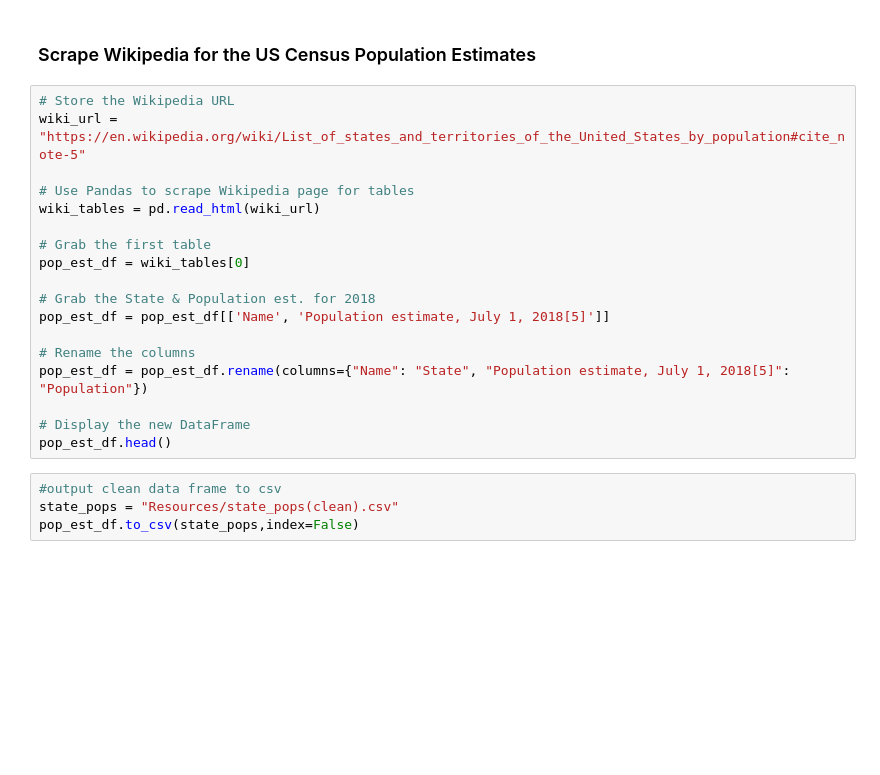
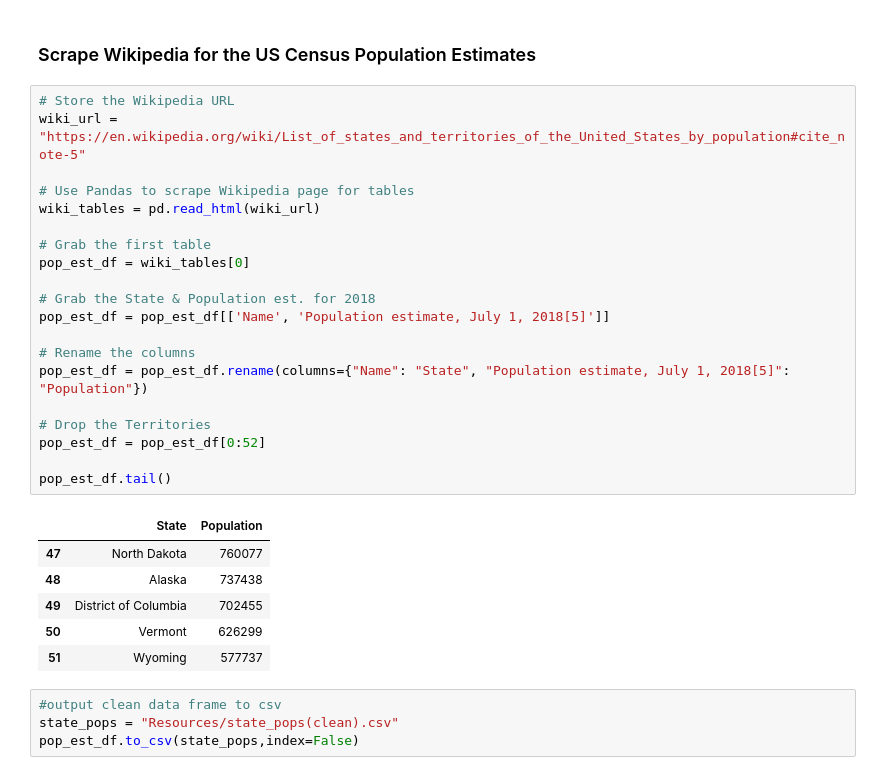
Before and after one commit to nadireag/ETL-Project, a Jupyter notebook: EnergyETL.ipynb, the cells around one changed output. Saved outputs shown, nothing was run; the diff lists cells and outputs as text; blank space fills up the shorter version.

```diff
--- a/EnergyETL.ipynb
+++ b/EnergyETL.ipynb
@@ -69,21 +110,30 @@ energy_df.to_csv(potential_energy,index=False)
 # %%
 # Store the Wikipedia URL
 wiki_url = "https://en.wikipedia.org/wiki/List_of_states_and_territories_of_the_United_States_by_population#cite_note-5"
 
 # Use Pandas to scrape Wikipedia page for tables
 wiki_tables = pd.read_html(wiki_url)
 
 # Grab the first table
 pop_est_df = wiki_tables[0]
 
 # Grab the State & Population est. for 2018
 pop_est_df = pop_est_df[['Name', 'Population estimate, July 1, 2018[5]']]
 
 # Rename the columns
 pop_est_df = pop_est_df.rename(columns={"Name": "State", "Population estimate, July 1, 2018[5]": "Population"})
 
-# Display the new DataFrame
-pop_est_df.head()
+# Drop the Territories
+pop_est_df = pop_est_df[0:52]
+
+pop_est_df.tail()
+# %% [output]
+|  | State | Population |
+| 47 | North Dakota | 760077 |
+| 48 | Alaska | 737438 |
+| 49 | District of Columbia | 702455 |
+| 50 | Vermont | 626299 |
+| 51 | Wyoming | 577737 |
 # %%
 #output clean data frame to csv
 state_pops = "Resources/state_pops(clean).csv"
```
Also changed, not shown: parts of 7 cells of this notebook, 3 other files.
